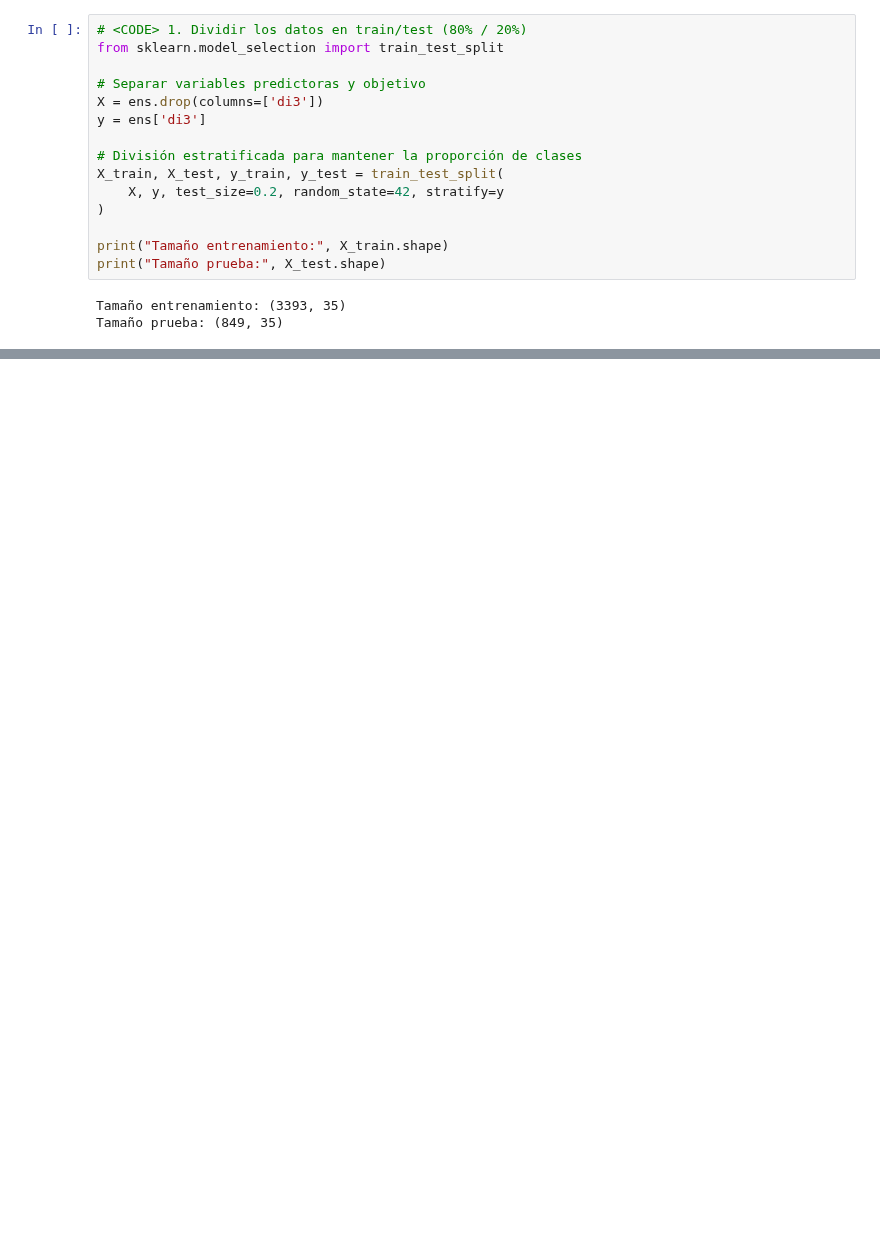
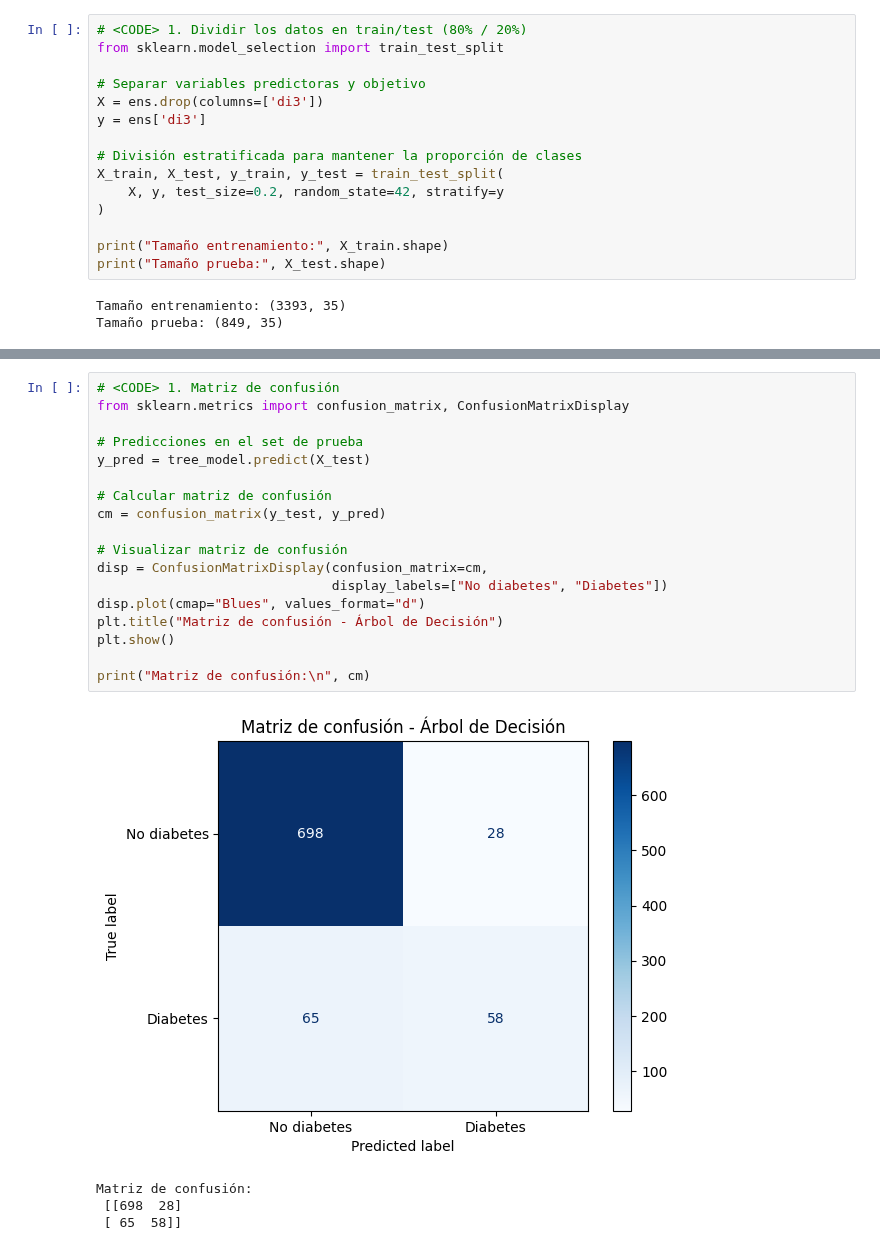
Before and after one commit to iHealthInstitute/Talleres_Diplomado_iHealth, a Jupyter notebook: curso_3/arboles_ ml_solution.ipynb, the cells around one changed output, grey strips where cells are left out. Cells and saved outputs as stored; diff of their text form; blank space fills up the shorter version.

```diff
--- a/curso_3/arboles_ ml_solution.ipynb
+++ b/curso_3/arboles_ ml_solution.ipynb
@@ -233,0 +306,23 @@ weighted avg      0.874     0.887     0.872       849
+# %%
+# <CODE> 1. Matriz de confusión
+from sklearn.metrics import confusion_matrix, ConfusionMatrixDisplay
+
+# Predicciones en el set de prueba
+y_pred = tree_model.predict(X_test)
+
+# Calcular matriz de confusión
+cm = confusion_matrix(y_test, y_pred)
+
+# Visualizar matriz de confusión
+disp = ConfusionMatrixDisplay(confusion_matrix=cm,
+                              display_labels=["No diabetes", "Diabetes"])
+disp.plot(cmap="Blues", values_format="d")
+plt.title("Matriz de confusión - Árbol de Decisión")
+plt.show()
+
+print("Matriz de confusión:\n", cm)
+# %% [output]
+[figure, added]
+Matriz de confusión:
+ [[698  28]
+ [ 65  58]]
```
Also changed, not shown: parts of 12 cells of this notebook, 1 other file.
